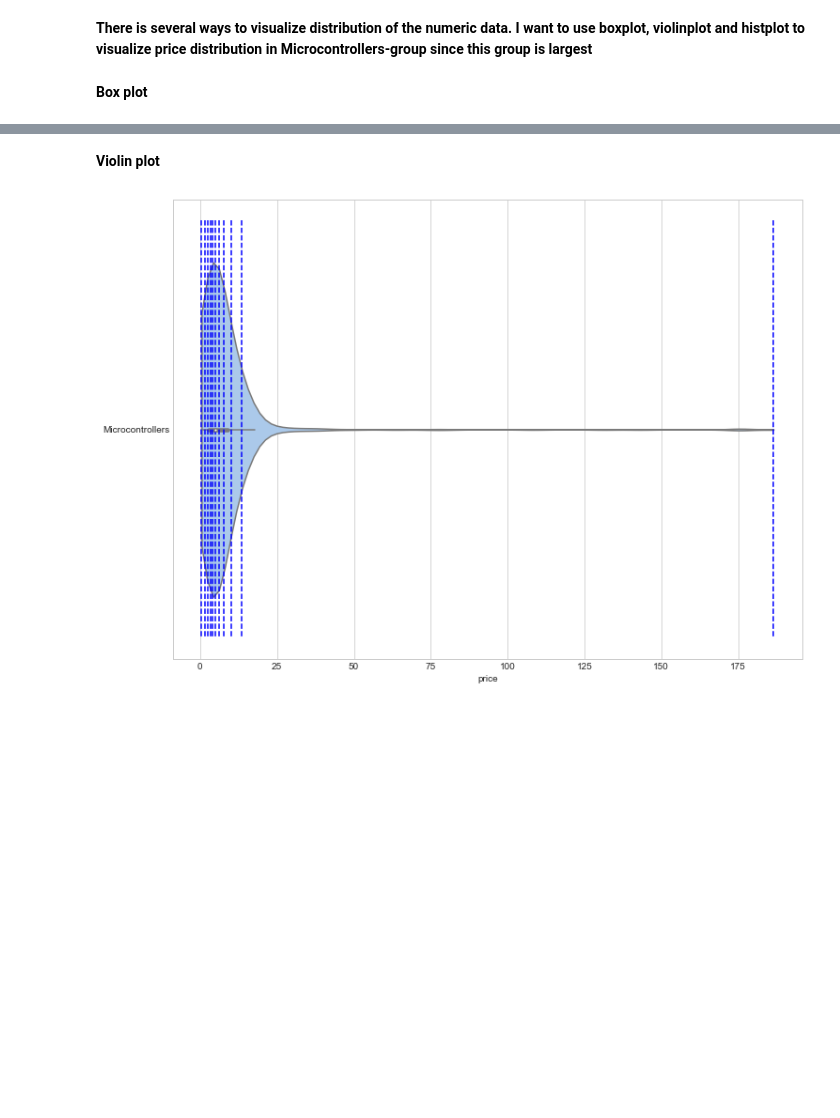
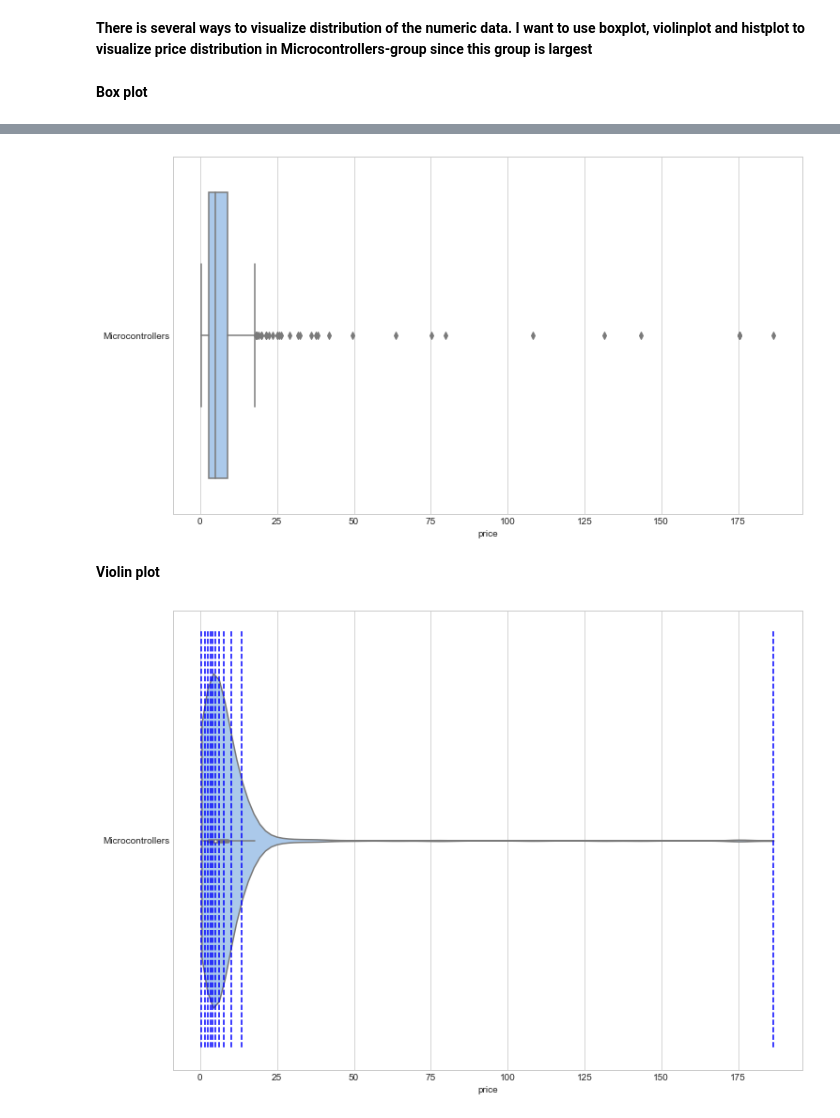
Before and after one commit to AntonGlazko/personal_storage, a Jupyter notebook: test_tasks/profi_ru.ipynb, the cells around one changed output, grey strips where cells are left out. Saved outputs shown, nothing was run; the diff lists cells and outputs as text; code cells hidden in the pictures; blank space fills up the shorter version.

```diff
--- a/test_tasks/profi_ru.ipynb
+++ b/test_tasks/profi_ru.ipynb
@@ -349,3 +346,17 @@ fig.show()
+# %%
+plt.figure(figsize=(12, 7))
+plt.style.use('seaborn-whitegrid')
+
+
+sns.boxplot(data=parts[parts.category_name == 'Microcontrollers'],
+               x='price', y='category_name', palette='pastel')
+plt.ylabel(None)
+
+
+
+plt.show()
+# %% [output]
+[figure, added]
 # %% [markdown]
 __Violin plot__
 # %%
```
Also changed, not shown: parts of 2 cells of this notebook.
